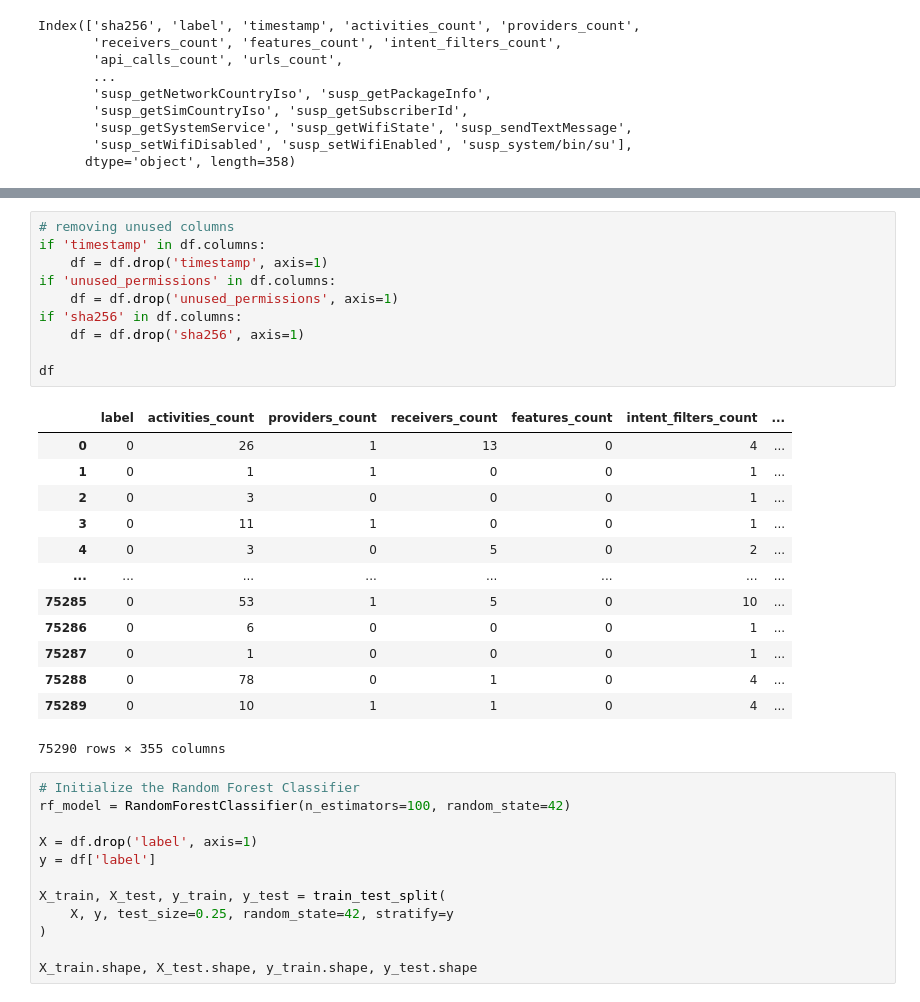
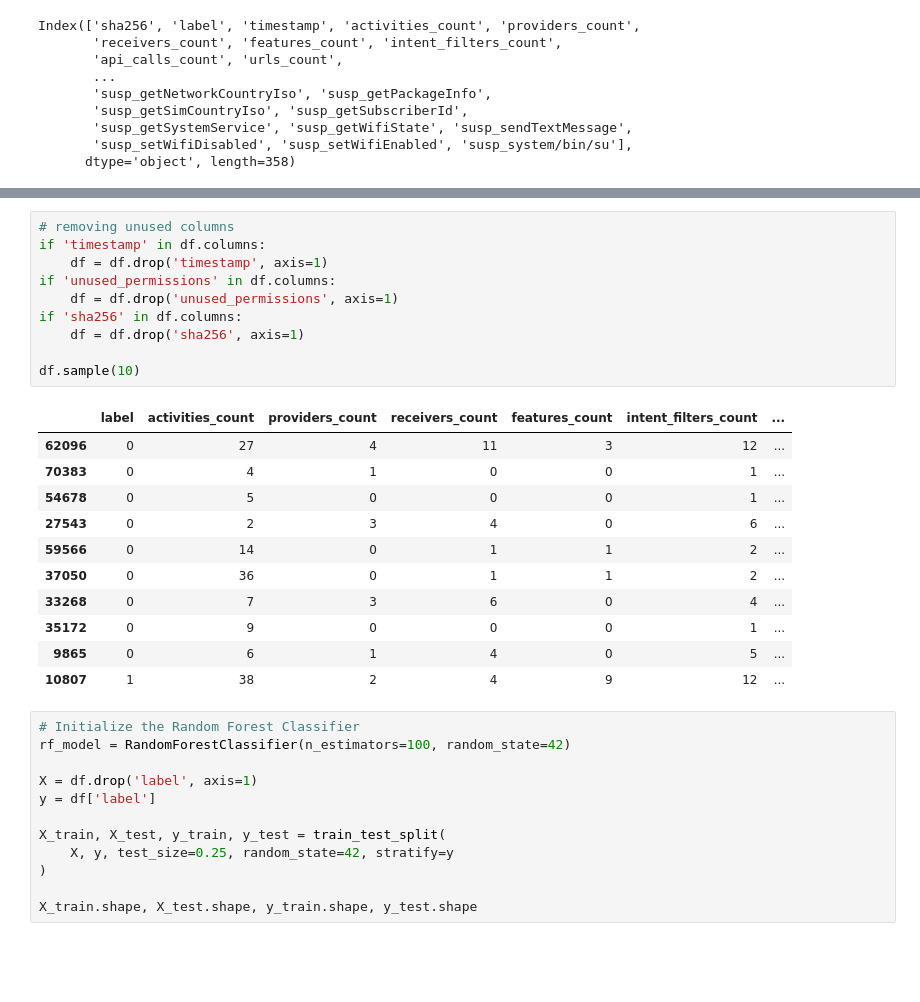
Before and after one commit to Cortijo02/SEGUR, a Jupyter notebook: sypd/template.ipynb, the cells around one changed output, grey strips where cells are left out. Drawn from its saved outputs; the diff is of its cells as text; blank space fills up the shorter version.

```diff
--- a/sypd/template.ipynb
+++ b/sypd/template.ipynb
@@ -64,27 +62,25 @@ Name: count, dtype: int64
 # %%
 # removing unused columns
 if 'timestamp' in df.columns:
     df = df.drop('timestamp', axis=1)
 if 'unused_permissions' in df.columns:
     df = df.drop('unused_permissions', axis=1)
 if 'sha256' in df.columns:
     df = df.drop('sha256', axis=1)
 
-df
+df.sample(10)
 # %% [output]
 |  | label | activities_count | providers_count | receivers_count | features_count | intent_filters_count | ... |
-| 0 | 0 | 26 | 1 | 13 | 0 | 4 | ... |
-| 1 | 0 | 1 | 1 | 0 | 0 | 1 | ... |
-| 2 | 0 | 3 | 0 | 0 | 0 | 1 | ... |
-| 3 | 0 | 11 | 1 | 0 | 0 | 1 | ... |
-| 4 | 0 | 3 | 0 | 5 | 0 | 2 | ... |
-| ... | ... | ... | ... | ... | ... | ... | ... |
-| 75285 | 0 | 53 | 1 | 5 | 0 | 10 | ... |
-| 75286 | 0 | 6 | 0 | 0 | 0 | 1 | ... |
-| 75287 | 0 | 1 | 0 | 0 | 0 | 1 | ... |
-| 75288 | 0 | 78 | 0 | 1 | 0 | 4 | ... |
-| 75289 | 0 | 10 | 1 | 1 | 0 | 4 | ... |
+| 62096 | 0 | 27 | 4 | 11 | 3 | 12 | ... |
+| 70383 | 0 | 4 | 1 | 0 | 0 | 1 | ... |
+| 54678 | 0 | 5 | 0 | 0 | 0 | 1 | ... |
+| 27543 | 0 | 2 | 3 | 4 | 0 | 6 | ... |
+| 59566 | 0 | 14 | 0 | 1 | 1 | 2 | ... |
+| 37050 | 0 | 36 | 0 | 1 | 1 | 2 | ... |
+| 33268 | 0 | 7 | 3 | 6 | 0 | 4 | ... |
+| 35172 | 0 | 9 | 0 | 0 | 0 | 1 | ... |
+| 9865 | 0 | 6 | 1 | 4 | 0 | 5 | ... |
+| 10807 | 1 | 38 | 2 | 4 | 9 | 12 | ... |
-75290 rows × 355 columns
 # %%
 # Initialize the Random Forest Classifier
 rf_model = RandomForestClassifier(n_estimators=100, random_state=42)
```
Also changed, not shown: parts of 8 cells of this notebook.
